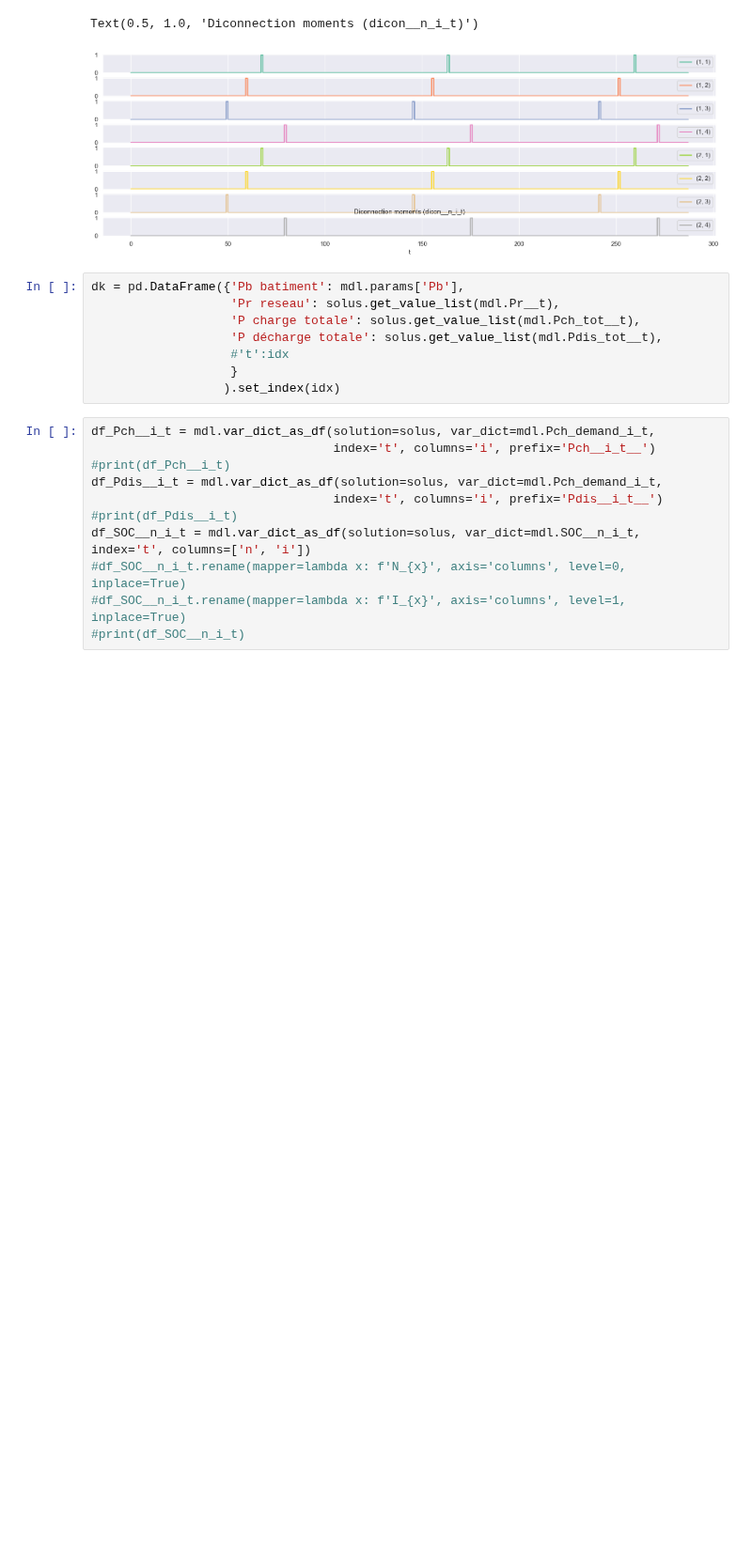
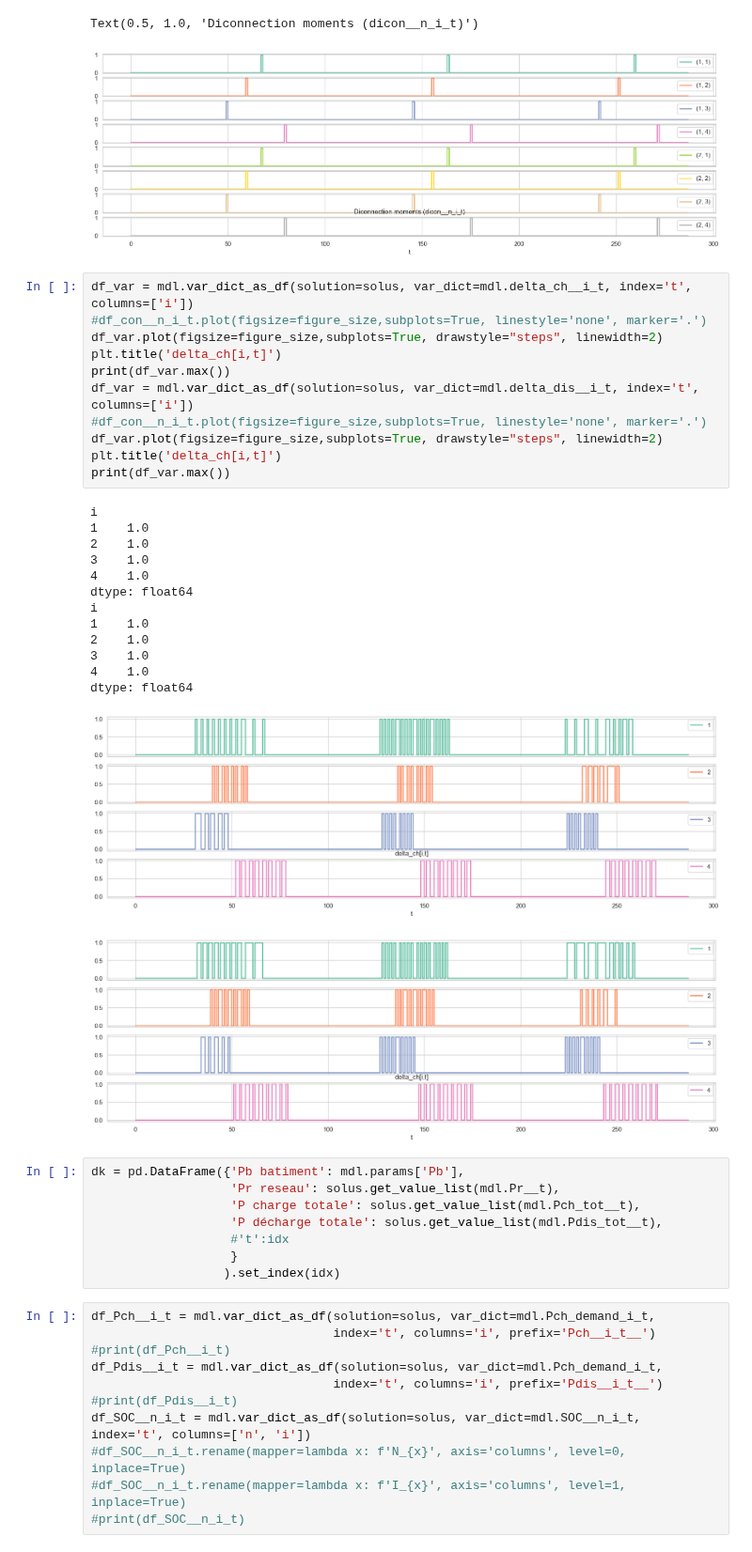
Before and after one commit to cimadure/ene8230, a Jupyter notebook: project.ipynb, the cells around one changed output. Shown at 94% size. Saved outputs shown, nothing was run; the diff lists cells and outputs as text; blank space fills up the shorter version.

Commit message:
delta_ch delta_dis en opposition

```diff
--- a/project.ipynb
+++ b/project.ipynb
@@ -335,6 +336,32 @@ plt.title('Diconnection moments (dicon__n_i_t)')
 # %% [output]
 Text(0.5, 1.0, 'Diconnection moments (dicon__n_i_t)')
 [figure]
+# %%
+df_var = mdl.var_dict_as_df(solution=solus, var_dict=mdl.delta_ch__i_t, index='t', columns=['i'])
+#df_con__n_i_t.plot(figsize=figure_size,subplots=True, linestyle='none', marker='.')
+df_var.plot(figsize=figure_size,subplots=True, drawstyle="steps", linewidth=2)
+plt.title('delta_ch[i,t]')
+print(df_var.max())
+df_var = mdl.var_dict_as_df(solution=solus, var_dict=mdl.delta_dis__i_t, index='t', columns=['i'])
+#df_con__n_i_t.plot(figsize=figure_size,subplots=True, linestyle='none', marker='.')
+df_var.plot(figsize=figure_size,subplots=True, drawstyle="steps", linewidth=2)
+plt.title('delta_ch[i,t]')
+print(df_var.max())
+# %% [output]
+i
+1    1.0
+2    1.0
+3    1.0
+4    1.0
+dtype: float64
+i
+1    1.0
+2    1.0
+3    1.0
+4    1.0
+dtype: float64
+[figure, added]
+[figure, added]
 # %%
 dk = pd.DataFrame({'Pb batiment': mdl.params['Pb'],
                    'Pr reseau': solus.get_value_list(mdl.Pr__t),
```
Also changed, not shown: parts of 6 cells of this notebook, 1 other file.
